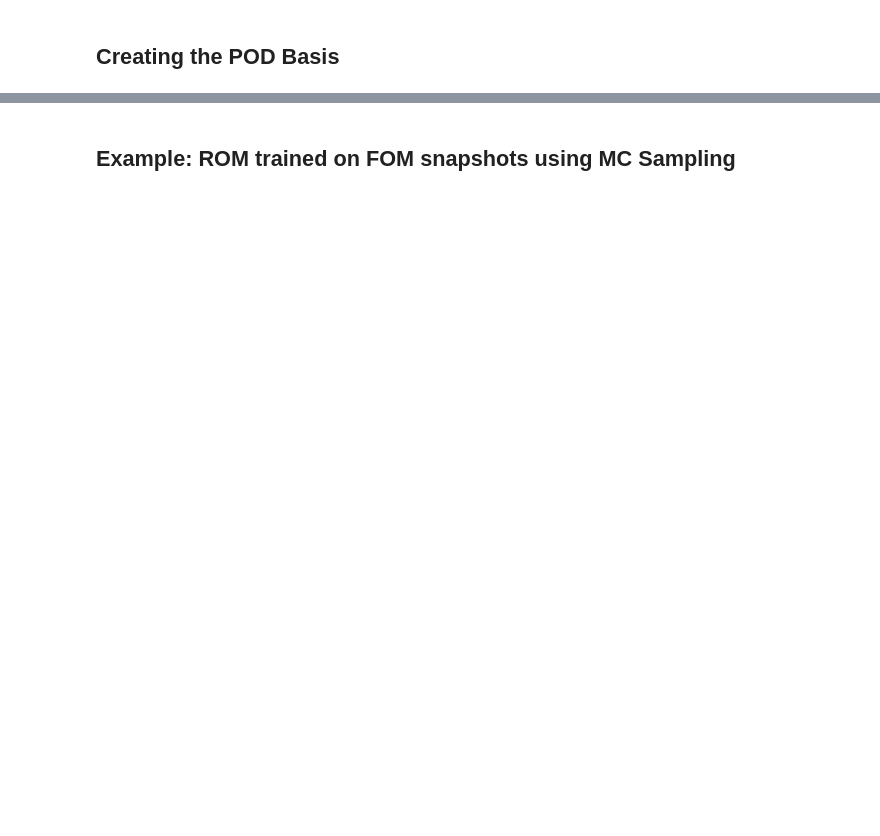
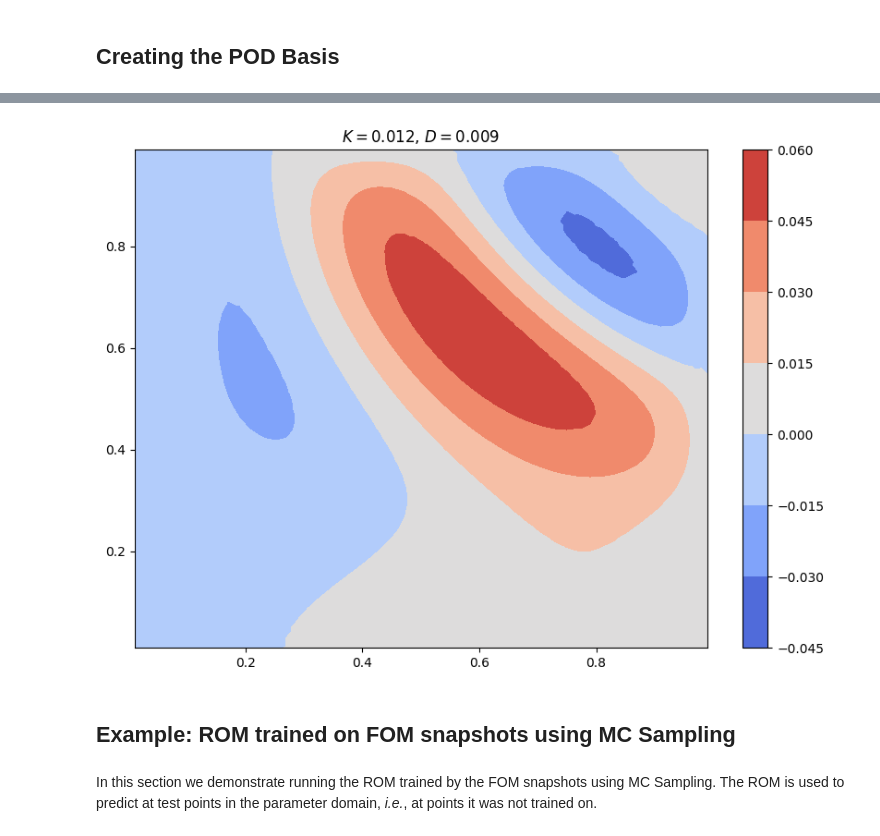
Before and after one commit to Pressio/rom-tools-and-workflows-demos, a Jupyter notebook: docs/source/notebooks/demo-2d-diffusion.ipynb, the cells around one changed output, grey strips where cells are left out. Saved outputs shown, nothing was run; the diff lists cells and outputs as text; code cells hidden in the pictures; blank space fills up the shorter version.

```diff
--- a/docs/source/notebooks/demo-2d-diffusion.ipynb
+++ b/docs/source/notebooks/demo-2d-diffusion.ipynb
@@ -402,9 +396,16 @@ Sample complete, run time = 0.8059840202331543
 # %%
 truncater = rt.vector_space.utils.truncater.NoOpTruncater()
 orthogonalizer = rt.vector_space.utils.orthogonalizer.EuclideanL2Orthogonalizer()
 pod_space = rt.vector_space.VectorSpaceFromPOD(snapshots=snapshots_train, truncater=truncater, orthogonalizer=orthogonalizer)
 basis = pod_space.get_basis()[0]
 np.savez('basis.npz',basis=basis) # NOTE: This is read in by run_model
+
+# Plot zeroth mode
+plot_single_result(mesh_obj, basis[:,0], K_label=f'$K={parameters_train[0,0]:.3f}$', D_label=f'$D={parameters_train[0,1]:.3f}$', with_grid=False)
+# %% [output]
+[figure, added]
 # %% [markdown]
 ## Example: ROM trained on FOM snapshots using MC Sampling
+# %% [markdown]
+In this section we demonstrate running the ROM trained by the FOM snapshots using MC Sampling. The ROM is used to predict at test points in the parameter domain, *i.e.*, at points it was not trained on.
 # %%
```
Also changed, not shown: parts of 28 cells of this notebook.
